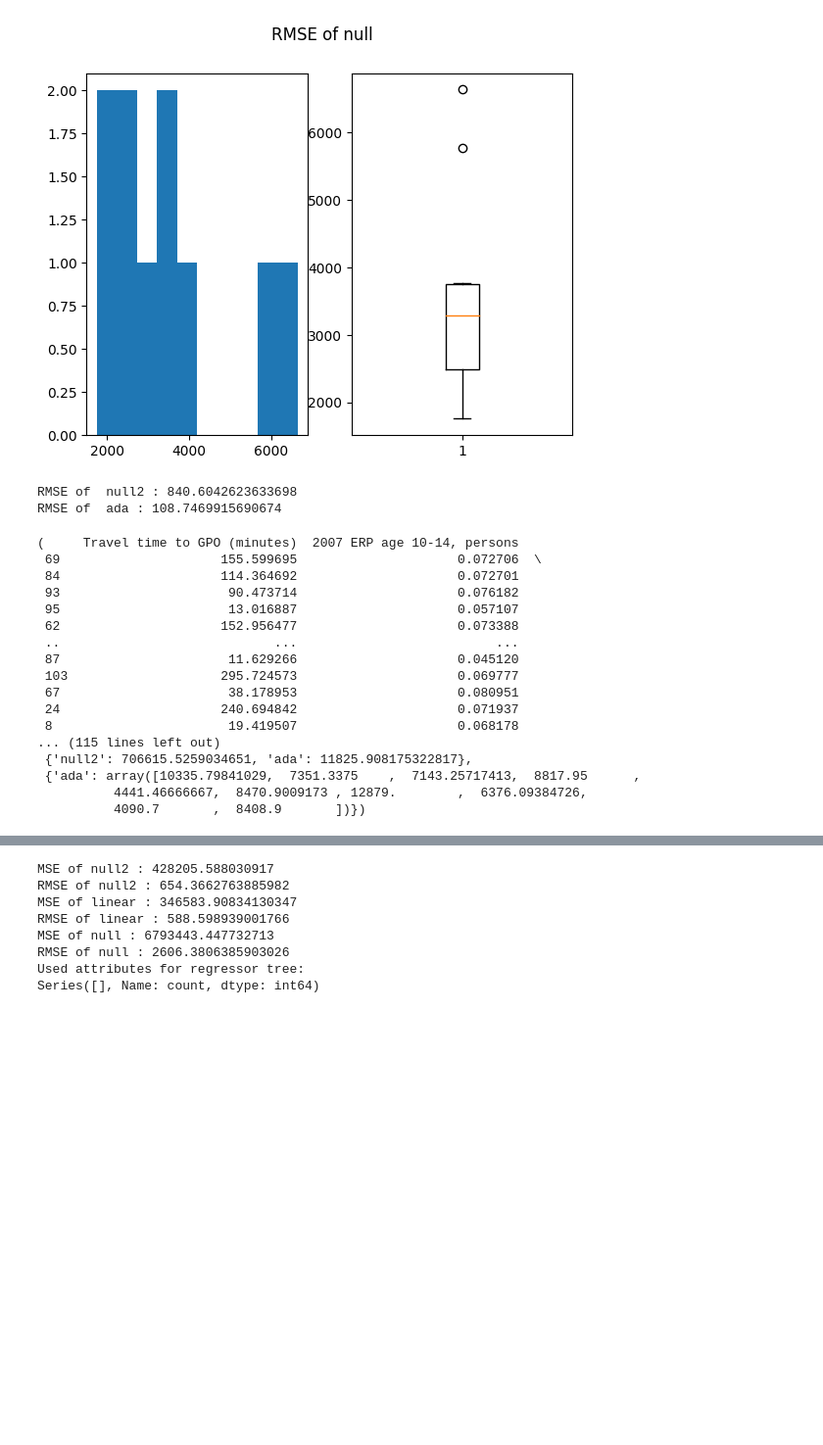
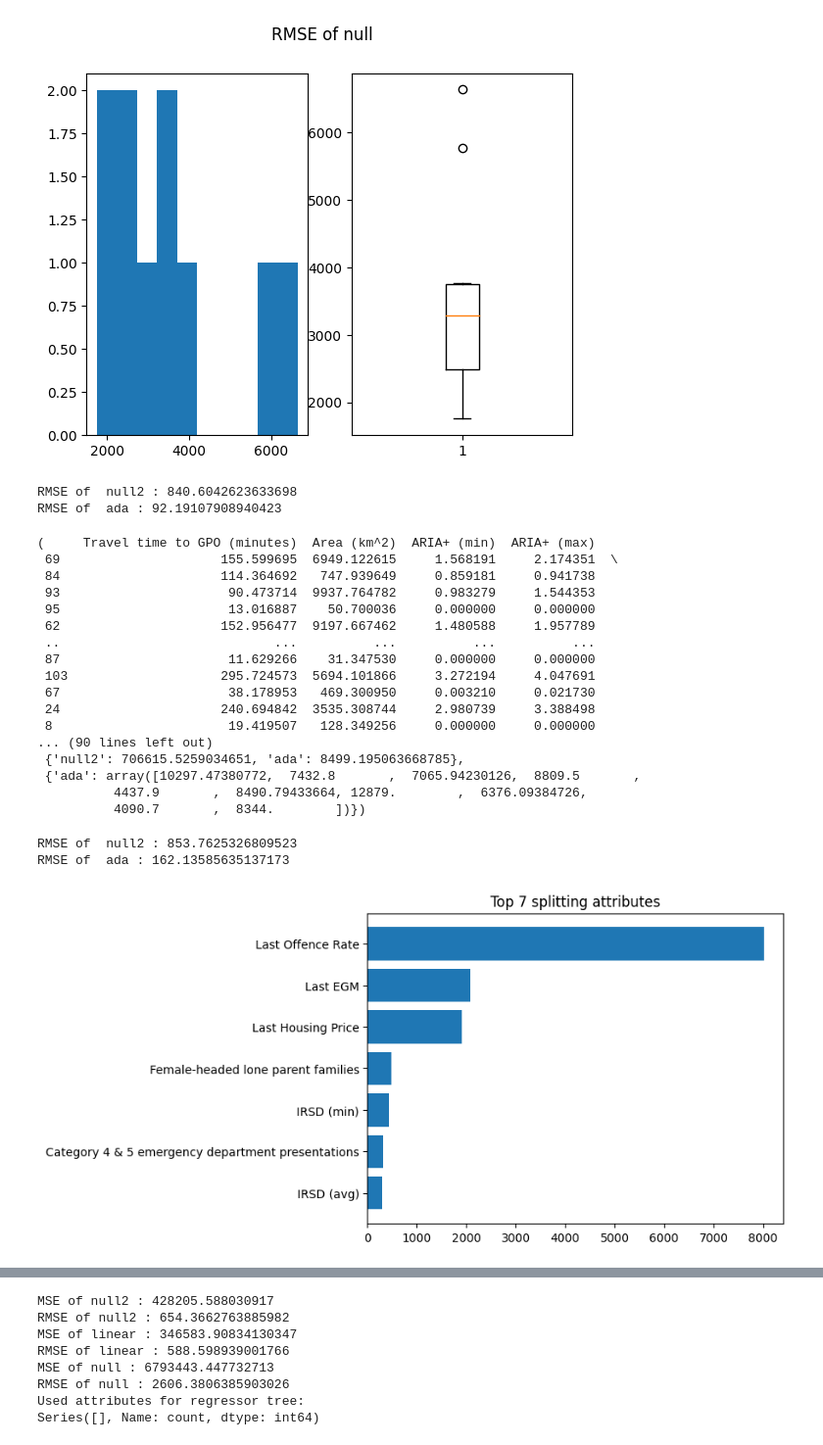
Before and after one commit to khangluong2004/COMP20008_Assignment2, a Jupyter notebook: khang/model.ipynb, the cells around one changed output, grey strips where cells are left out. Shown at 98% size. Saved outputs shown, nothing was run; the diff lists cells and outputs as text; code cells hidden in the pictures; blank space fills up the shorter version.

```diff
--- a/khang/model.ipynb
+++ b/khang/model.ipynb
@@ -583,25 +565,49 @@ models = {
         }
     ),
 }
-trainTestPipeline(raw_X, X_test, raw_y, y_test, featureEngineerFunc4, models, True)
+trainTestPipeline(raw_X, X_test, raw_y, y_test, None, models, True)
 # %% [output]
 RMSE of  null2 : 840.6042623633698
-RMSE of  ada : 108.7469915690674
+RMSE of  ada : 92.19107908940423
-(     Travel time to GPO (minutes)  2007 ERP age 10-14, persons
- 69                     155.599695                     0.072706  \
- 84                     114.364692                     0.072701
- 93                      90.473714                     0.076182
- 95                      13.016887                     0.057107
- 62                     152.956477                     0.073388
- ..                            ...                          ...
- 87                      11.629266                     0.045120
- 103                    295.724573                     0.069777
- 67                      38.178953                     0.080951
- 24                     240.694842                     0.071937
- 8                       19.419507                     0.068178
-... (115 lines left out)
- {'null2': 706615.5259034651, 'ada': 11825.908175322817},
- {'ada': array([10335.79841029,  7351.3375    ,  7143.25717413,  8817.95      ,
-          4441.46666667,  8470.9009173 , 12879.        ,  6376.09384726,
-          4090.7       ,  8408.9       ])})
+(     Travel time to GPO (minutes)  Area (km^2)  ARIA+ (min)  ARIA+ (max)
+ 69                     155.599695  6949.122615     1.568191     2.174351  \
+ 84                     114.364692   747.939649     0.859181     0.941738
+ 93                      90.473714  9937.764782     0.983279     1.544353
+ 95                      13.016887    50.700036     0.000000     0.000000
+ 62                     152.956477  9197.667462     1.480588     1.957789
+ ..                            ...          ...          ...          ...
+ 87                      11.629266    31.347530     0.000000     0.000000
+ 103                    295.724573  5694.101866     3.272194     4.047691
+ 67                      38.178953   469.300950     0.003210     0.021730
+ 24                     240.694842  3535.308744     2.980739     3.388498
+ 8                       19.419507   128.349256     0.000000     0.000000
+... (90 lines left out)
+ {'null2': 706615.5259034651, 'ada': 8499.195063668785},
+ {'ada': array([10297.47380772,  7432.8       ,  7065.94230126,  8809.5       ,
+          4437.9       ,  8490.79433664, 12879.        ,  6376.09384726,
+          4090.7       ,  8344.        ])})
+# %%
+# Fit the model on everything for a published version, then derive relationship of attributes
+# Using the codeblock below to sneak into the splitting attributes
+models = {
+    "ada": GridSearchCV(AdaBoostRegressor(
+        GridSearchCV(DecisionTreeRegressor(max_depth=DEPTH),
+            param_grid={
+                "max_depth": [3, 5, 7]
+            }),
+        random_state=1301266),
+        param_grid= {
+            "n_estimators": [200, 300, 400]
+        }
+    ),
+}
+preX = raw_raw_X
+trainTestPipeline(raw_raw_X, raw_raw_X, raw_raw_y, raw_raw_y, None, models, True)
+
+# transformed_X, _ = featureEngineerFunc4(preX, preX, raw_raw_y)
+transformed_X = preX
+# %% [output]
+RMSE of  null2 : 853.7625326809523
+RMSE of  ada : 162.13585635137173
+[figure, added]
 # %%
```
Also changed, not shown: parts of 2 cells of this notebook, 3 other files.
